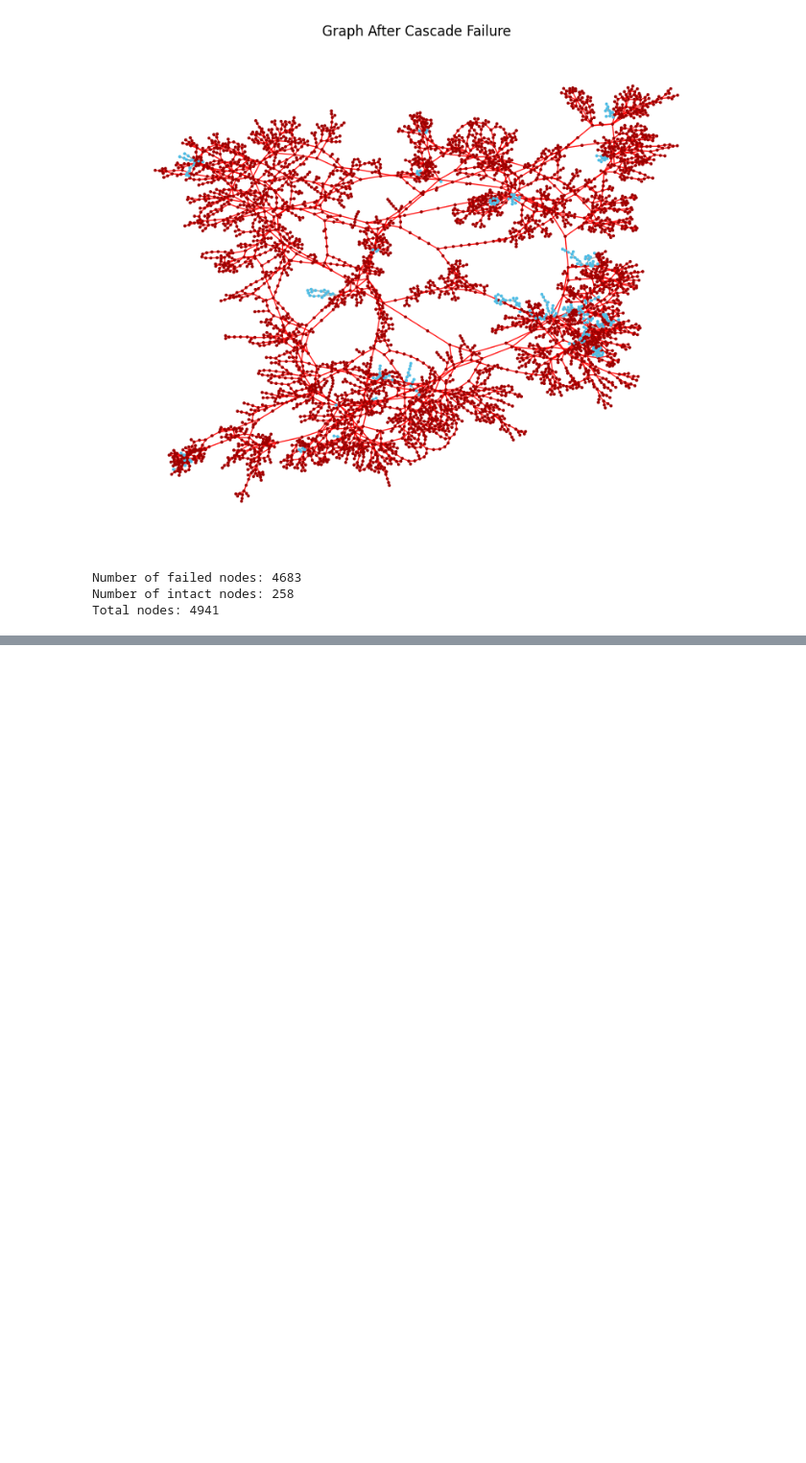
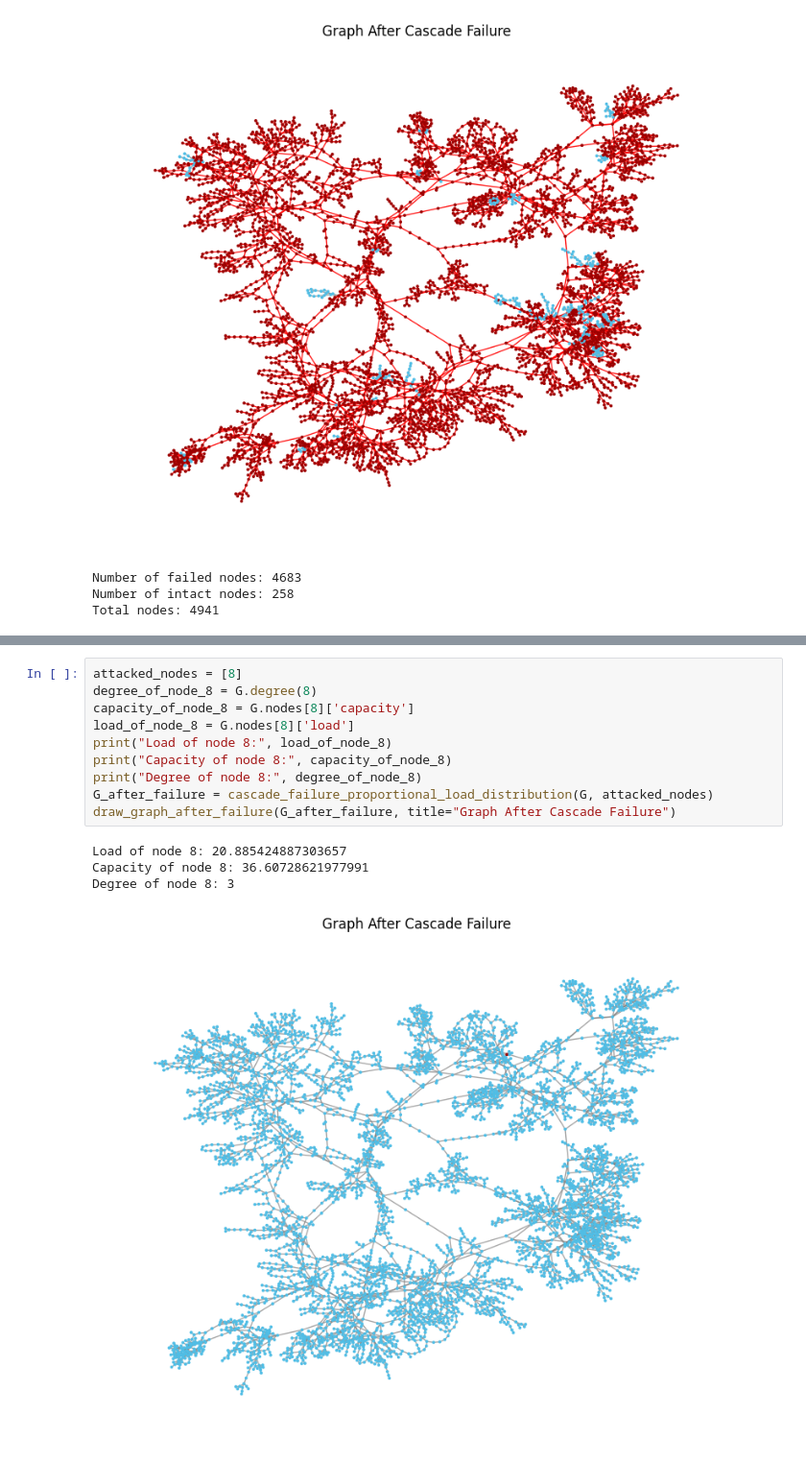
Before and after one commit to OctoPanna/western-us-power-grid, a Jupyter notebook: easy_model.ipynb, the cells around one changed output, grey strips where cells are left out. Shown at 96% size. Cells and saved outputs as stored; diff of their text form; blank space fills up the shorter version.

```diff
--- a/easy_model.ipynb
+++ b/easy_model.ipynb
@@ -53,0 +79,15 @@ Total nodes: 4941
+# %%
+attacked_nodes = [8]
+degree_of_node_8 = G.degree(8)
+capacity_of_node_8 = G.nodes[8]['capacity']
+load_of_node_8 = G.nodes[8]['load']
+print("Load of node 8:", load_of_node_8)
+print("Capacity of node 8:", capacity_of_node_8)
+print("Degree of node 8:", degree_of_node_8)
+G_after_failure = cascade_failure_proportional_load_distribution(G, attacked_nodes)
+draw_graph_after_failure(G_after_failure, title="Graph After Cascade Failure")
+# %% [output]
+Load of node 8: 20.885424887303657
+Capacity of node 8: 36.60728621977991
+Degree of node 8: 3
+[figure, added]
```
Also changed, not shown: parts of 3 cells of this notebook, 4 other files.
